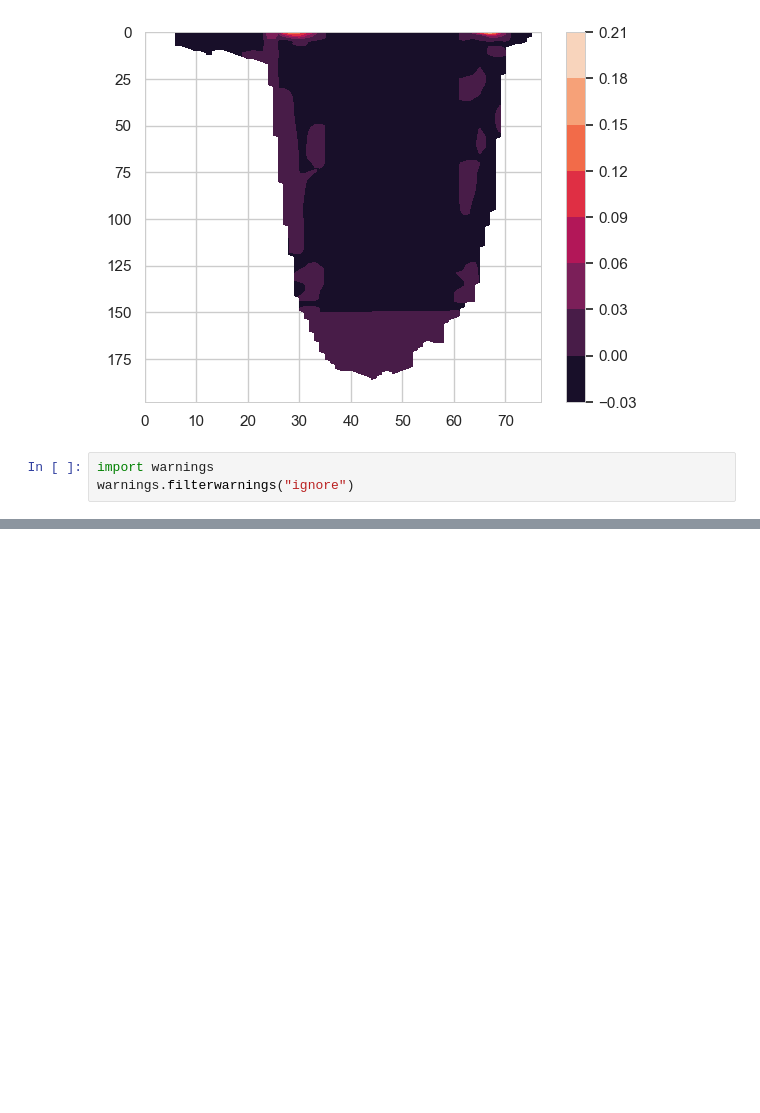
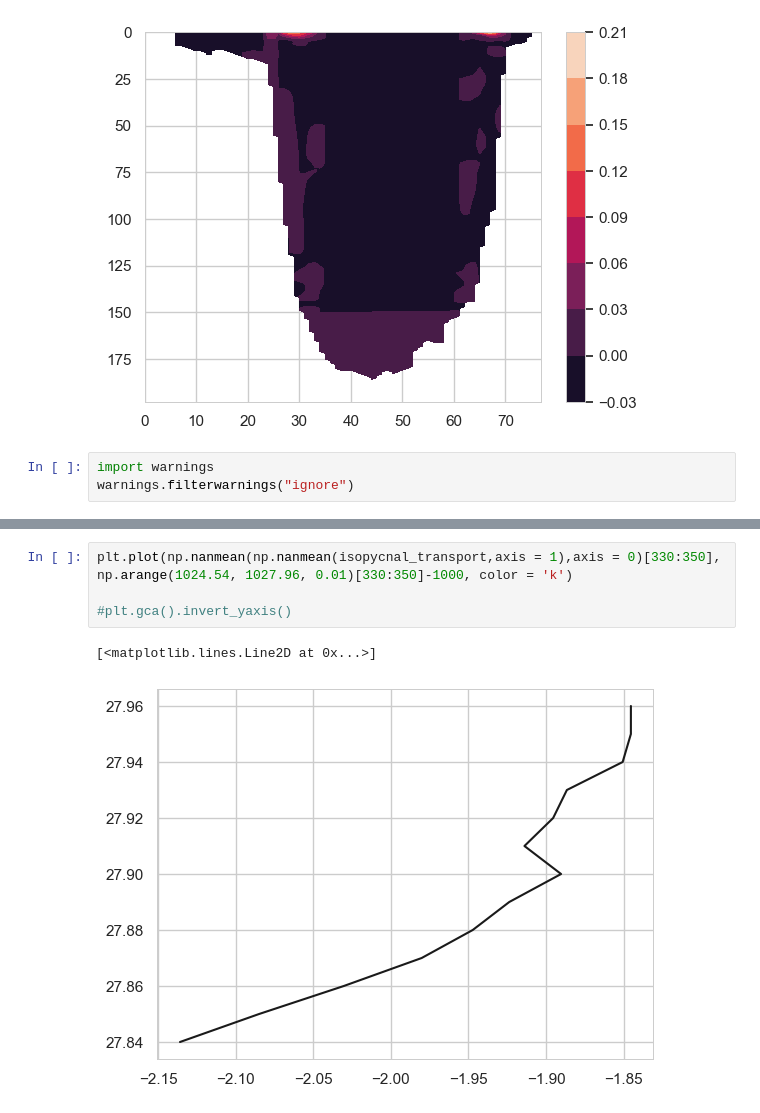
Before and after one commit to unamiller/GOHSNAP-Oxygen-Transport, a Jupyter notebook: oxygen_transport_calculation.ipynb, the cells around one changed output, grey strips where cells are left out. Saved outputs shown, nothing was run; the diff lists cells and outputs as text; blank space fills up the shorter version.

```diff
--- a/oxygen_transport_calculation.ipynb
+++ b/oxygen_transport_calculation.ipynb
@@ -1097,0 +1024,7 @@ plt.subplots_adjust(hspace= 0.1)
+# %%
+plt.plot(np.nanmean(np.nanmean(isopycnal_transport,axis = 1),axis = 0)[330:350], np.arange(1024.54, 1027.96, 0.01)[330:350]-1000, color = 'k')
+
+#plt.gca().invert_yaxis()
+# %% [output]
+[<matplotlib.lines.Line2D at 0x...>]
+[figure, added]
```
Also changed, not shown: parts of 27 cells of this notebook.
